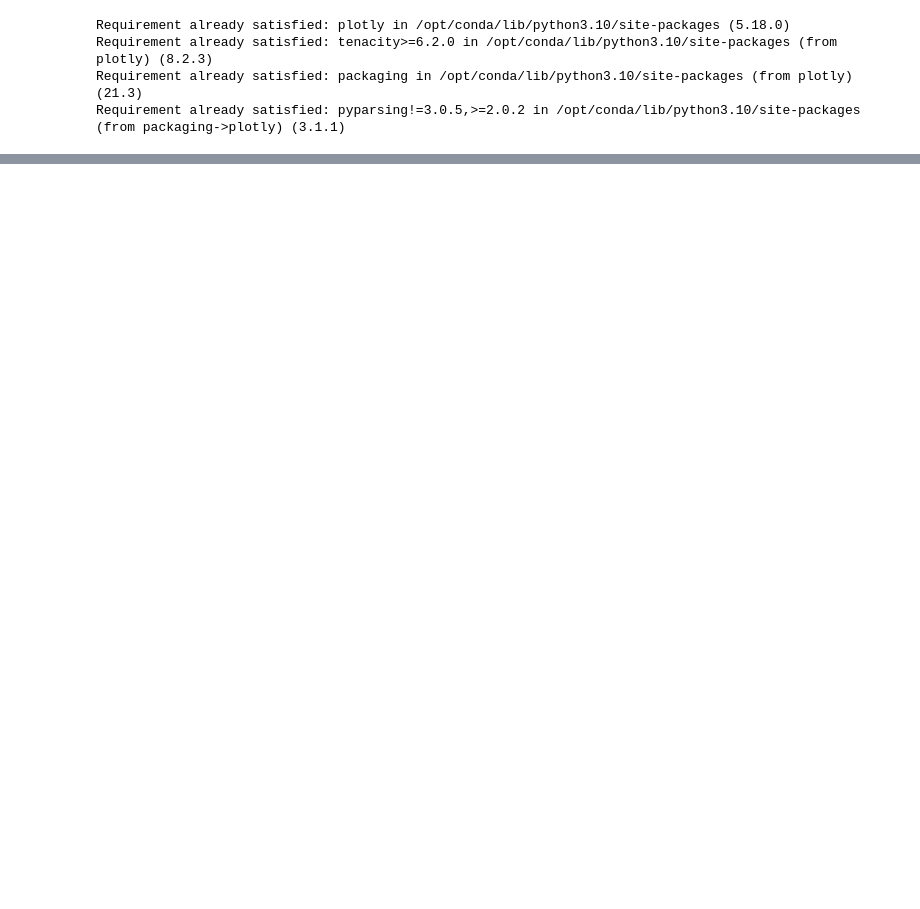
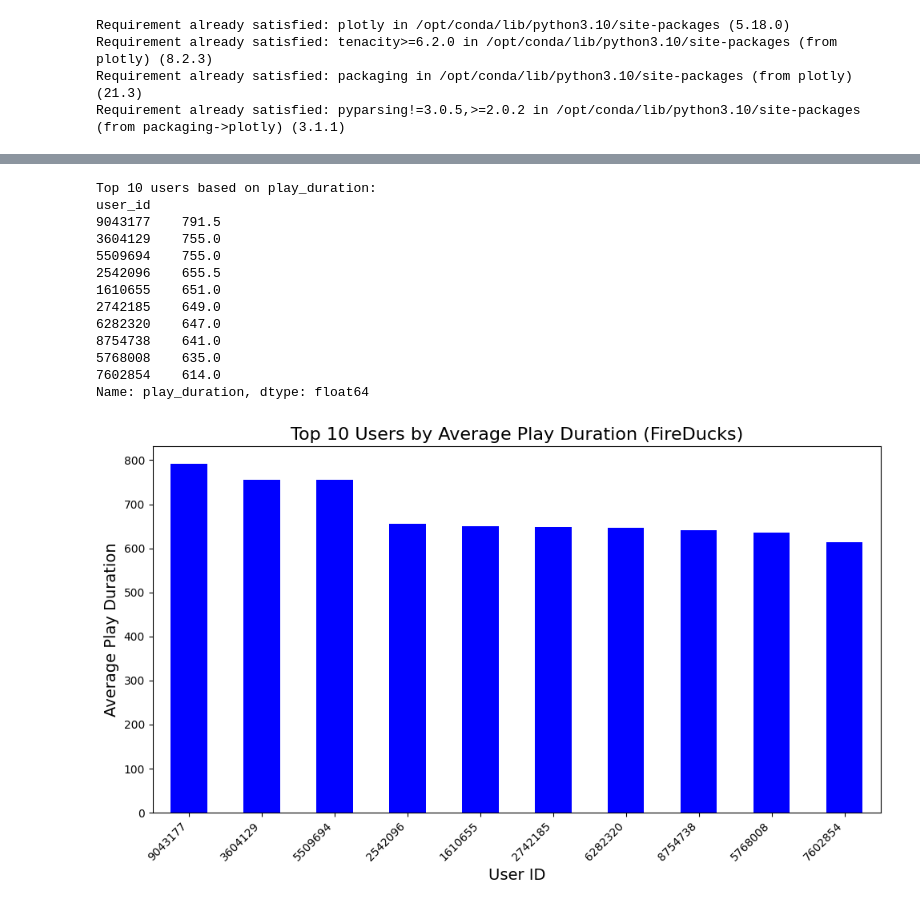
Before and after one commit to sandy1618/fireducks_tutorial, a Jupyter notebook: fireducks_benchv3.ipynb, the cells around one changed output, grey strips where cells are left out. Drawn from its saved outputs; the diff is of its cells as text; code cells hidden in the pictures; blank space fills up the shorter version.

Commit message:
Kaggle Notebook | zvuk-evaluation-with-pandas-fireducks-polar_final | Version 4

```diff
--- a/fireducks_benchv3.ipynb
+++ b/fireducks_benchv3.ipynb
@@ -356,3 +361,66 @@ for op in operations:
 [interactive output not drawn]
 [interactive output not drawn]
 [interactive output not drawn]
+# %%
+import pandas as pd
+import fireducks.pandas as fd
+import polars as pl
+import matplotlib.pyplot as plt
+import gc
+import time
+
+
+def get_top10_users_fireducks():
+    path = "/kaggle/input/zvuk-dataset/zvuk-interactions.parquet"
+
+    stime = time.time()
+    df = fd.read_parquet(path, columns=["datetime", "play_duration", "user_id"])
+
+    # Ensure data filtering is consistent
+    fdf = df[(df['play_duration'] > 0) & (df['play_duration'] < 1000)]
+
+    # Get top 10 users based on play_duration
+    top10_users = (
+        fdf.groupby("user_id")["play_duration"]
+        .mean()
+        .sort_values(ascending=False)
+        .head(10)
+    )
+
+    print(f"Top 10 users based on play_duration:\n{top10_users}")
+    return top10_users
+
+# Execute and get the top 10 users
+top10_users = get_top10_users_fireducks()
+
+# Step 2: Plot the top 10 users
+def plot_top10_users(top10_users):
+    fig, ax = plt.subplots(figsize=(10, 6))
+
+    top10_users.plot(kind='bar', color='blue', ax=ax)
+
+    ax.set_title('Top 10 Users by Average Play Duration (FireDucks)', fontsize=16)
+    ax.set_xlabel('User ID', fontsize=14)
+    ax.set_ylabel('Average Play Duration', fontsize=14)
+
+    plt.xticks(rotation=45, ha='right')
+    plt.tight_layout()
+    plt.show()
+
+# Plotting the graph for top 10 users
+plot_top10_users(top10_users)
+# %% [output]
+Top 10 users based on play_duration:
+user_id
+9043177    791.5
+3604129    755.0
+5509694    755.0
+2542096    655.5
+1610655    651.0
+2742185    649.0
+6282320    647.0
+8754738    641.0
+5768008    635.0
+7602854    614.0
+Name: play_duration, dtype: float64
+[figure, added]
```
Also changed, not shown: parts of 6 cells of this notebook.
